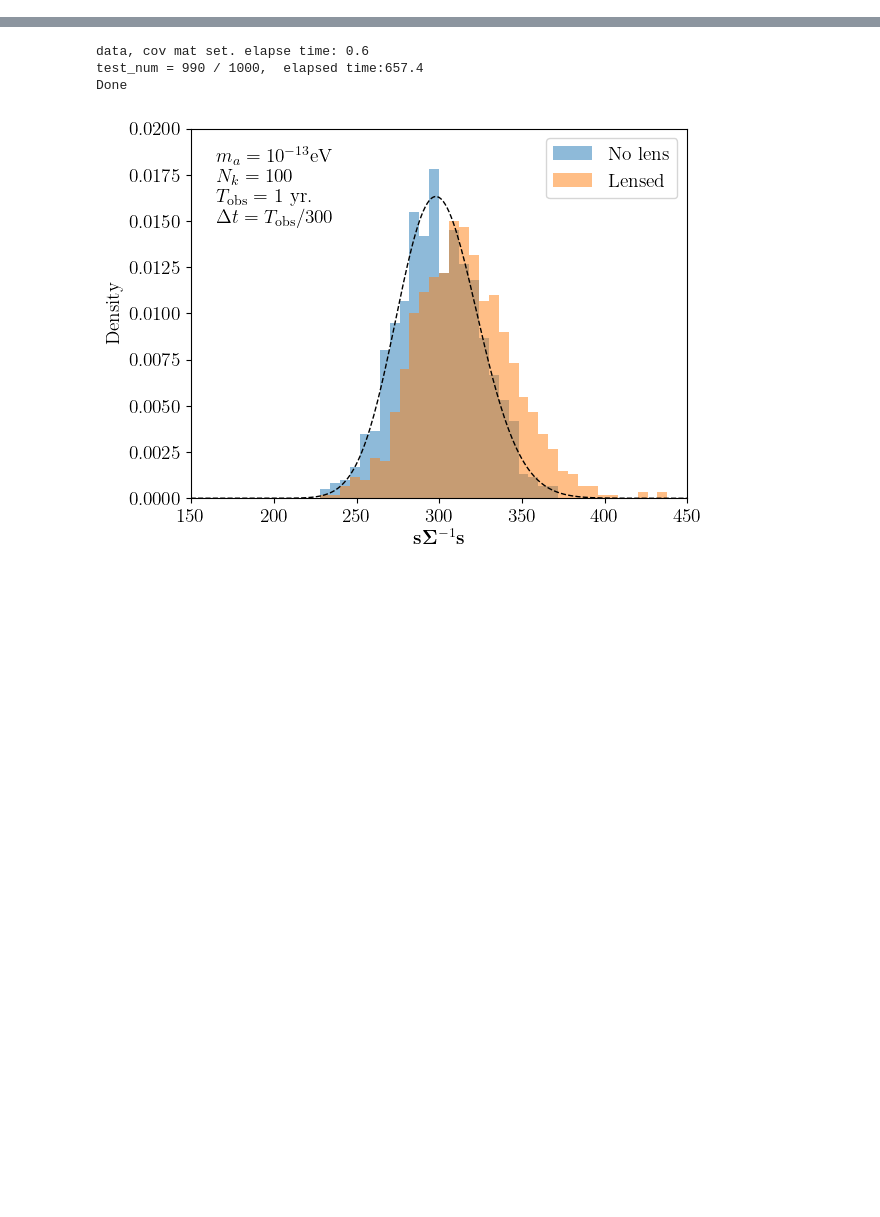
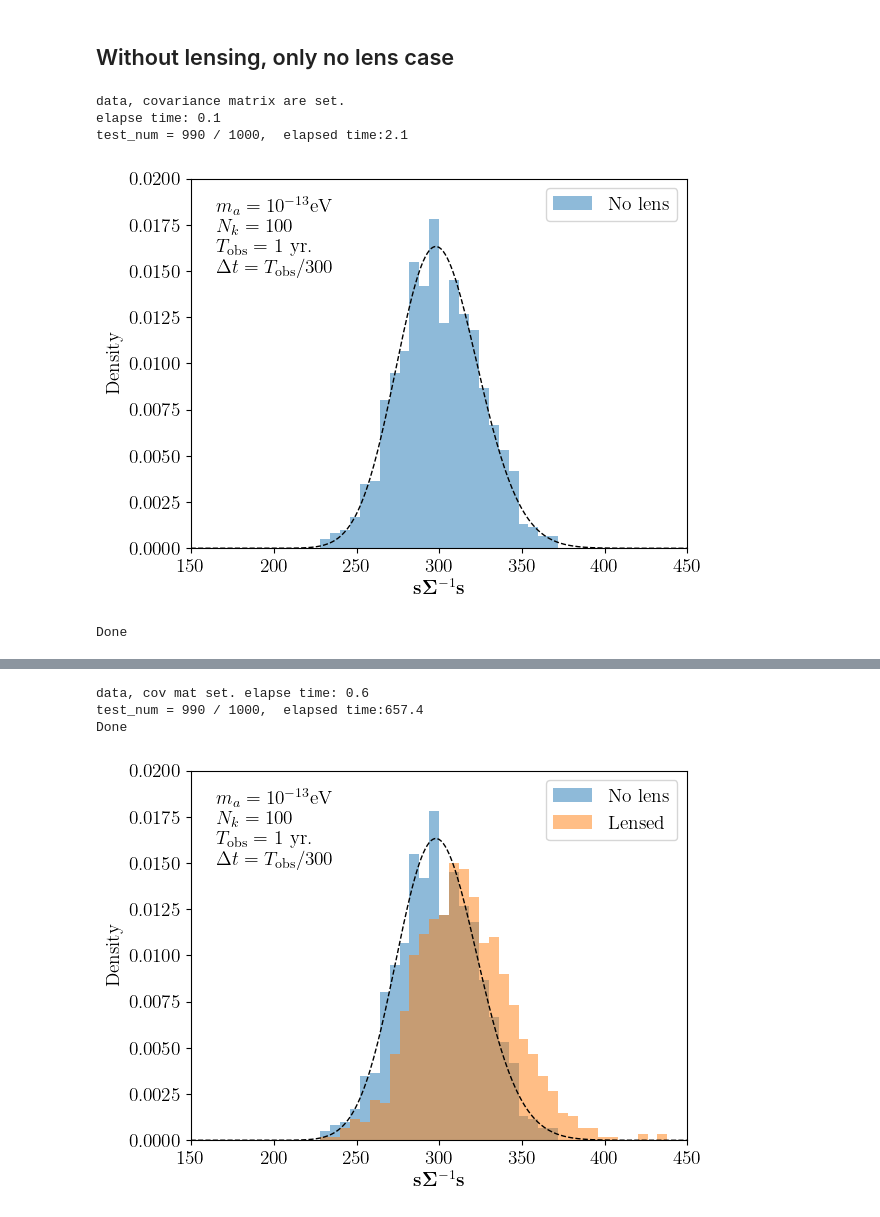
Before and after one commit to sjkimphya/DMlensing-calc, a Jupyter notebook: DMfigure.ipynb, the cells around one changed output, grey strips where cells are left out. Saved outputs shown, nothing was run; the diff lists cells and outputs as text; code cells hidden in the pictures; blank space fills up the shorter version.

```diff
--- a/DMfigure.ipynb
+++ b/DMfigure.ipynb
@@ -19,0 +33,53 @@ Ray
+# %% [markdown]
+## Without lensing, only no lens case
+# %%
+#########################  Test simulation #######################
+timestamp = time.time()
+
+result_list = np.zeros(test_num)
+
+data = DMRandomGenerator(t_data, x_data, k_num=k_num, seed=None)
+test = stochasticDM(data=data, mpmath=False)
+
+print(f"data, covariance matrix are set.\nelapse time: {time.time()-timestamp:.1f}")
+
+for i in range(test_num):
+    data = DMRandomGenerator(t_data, x_data, k_num=k_num, NO_LENSING=True, INCLUDE_LENSING=False, seed = i*4152)
+    test.data = data
+
+    result_list[i] = test.Log_likelihood(lensed=False)
+    if i%10==0: print(f"\rtest_num = {i} / {test_num},\telapsed time:{time.time()-timestamp:.1f}", end='')
+
+########################## Plot #####################3############
+
+start = 150
+end = 450
+
+fig, ax = plt.subplots()
+
+ax.hist(result_list, range=[start, end], bins=50, density=True, alpha=.5, label="No lens")
+
+x_list = np.linspace(0,2*dat_num, 501)
+ax.plot(x_list , chi2.pdf(x_list, df=dat_num), linestyle='--', linewidth=1, color='k')
+ax.set_xlim(start, end)
+ax.set_ylim(0,0.02)
+ax.set_xlabel("$\\mathbf{s}\\mathbf{\\Sigma}^{-1}\\mathbf{s}$")
+ax.set_ylabel("Density")
+ax.legend()
+ax.text( ax.get_xlim()[1]*0.05 + ax.get_xlim()[0]*0.95,
+        ax.get_ylim()[1]*0.95,
+        "$m_a = 10^{-13}$eV\n\
+            $N_k=100$\n\
+            $T_{\\rm obs} =$ 1 yr.\n\
+            $\\Delta t = T_{\\rm obs}/300$",
+        verticalalignment='top', horizontalalignment='left')
+plt.show()
+# plt.savefig(f'result/signal.jpg', dpi=600, bbox_inches='tight')
+print("\nDone")
+# #####################################################################
+# %% [output]
+data, covariance matrix are set.
+elapse time: 0.1
+test_num = 990 / 1000,  elapsed time:2.1
+[figure, added]
+Done
```
Also changed, not shown: parts of 4 cells of this notebook, 2 other files.
